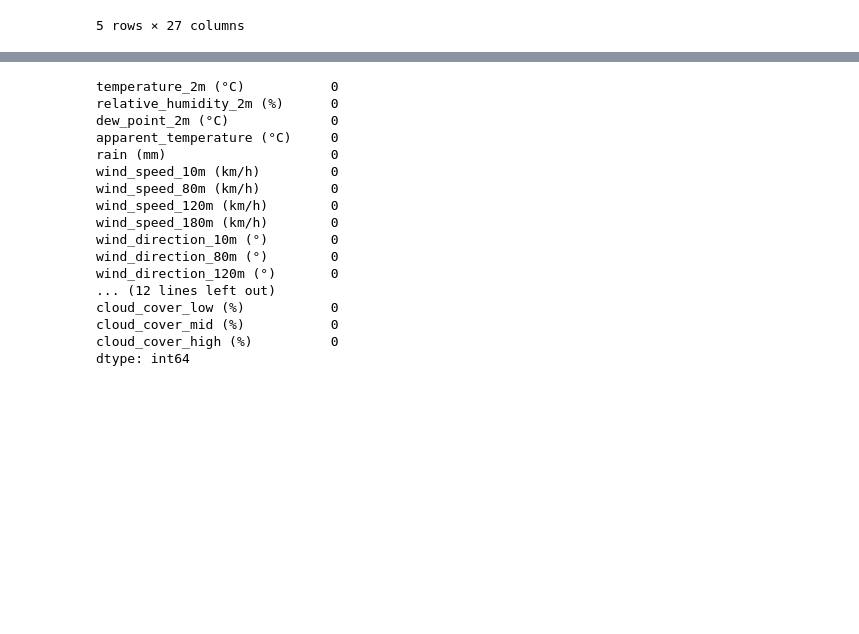
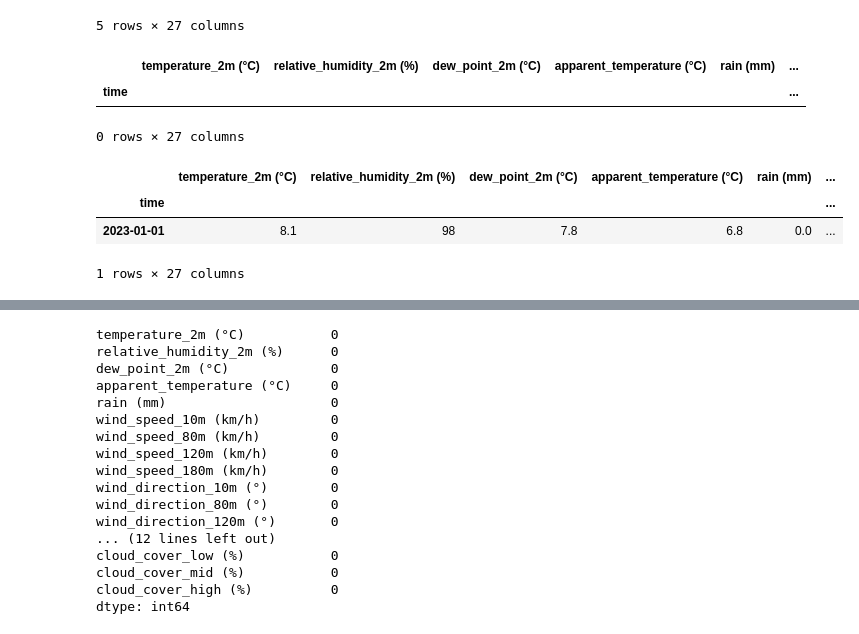
Before and after one commit to hayriyeanill/time-series-analysis-and-forecasting, a Jupyter notebook: notebooks/data_processing.ipynb, the cells around one changed output, grey strips where cells are left out. Saved outputs shown, nothing was run; the diff lists cells and outputs as text; code cells hidden in the pictures; blank space fills up the shorter version.

```diff
--- a/notebooks/data_processing.ipynb
+++ b/notebooks/data_processing.ipynb
@@ -200,6 +233,19 @@ dataset.head(5)
 | 2022-12-01 03:00:00 | 12.6 | 86 | 10.3 | 9.6 | 0.0 | ... |
 | 2022-12-01 04:00:00 | 12.5 | 88 | 10.6 | 9.5 | 0.0 | ... |
 5 rows × 27 columns
+# %%
+dataset[dataset.duplicated()]
+# %% [output]
+|  | temperature_2m (°C) | relative_humidity_2m (%) | dew_point_2m (°C) | apparent_temperature (°C) | rain (mm) | ... |
+| time |  |  |  |  |  | ... |
+0 rows × 27 columns
+# %%
+dataset[dataset.index == "2023-01-01"]
+# %% [output]
+|  | temperature_2m (°C) | relative_humidity_2m (%) | dew_point_2m (°C) | apparent_temperature (°C) | rain (mm) | ... |
+| time |  |  |  |  |  | ... |
+| 2023-01-01 | 8.1 | 98 | 7.8 | 6.8 | 0.0 | ... |
+1 rows × 27 columns
 # %%
 dataset.info(verbose=True, show_counts=True)
 # %% [output]
```
Also changed, not shown: parts of 7 cells of this notebook.
